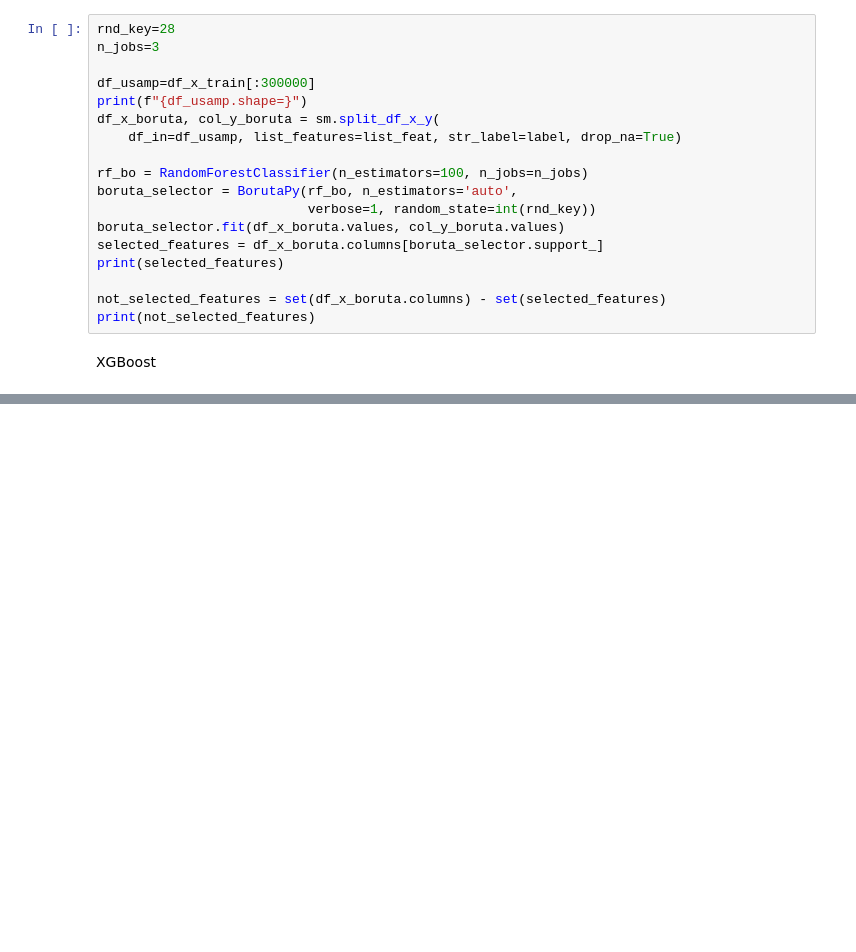
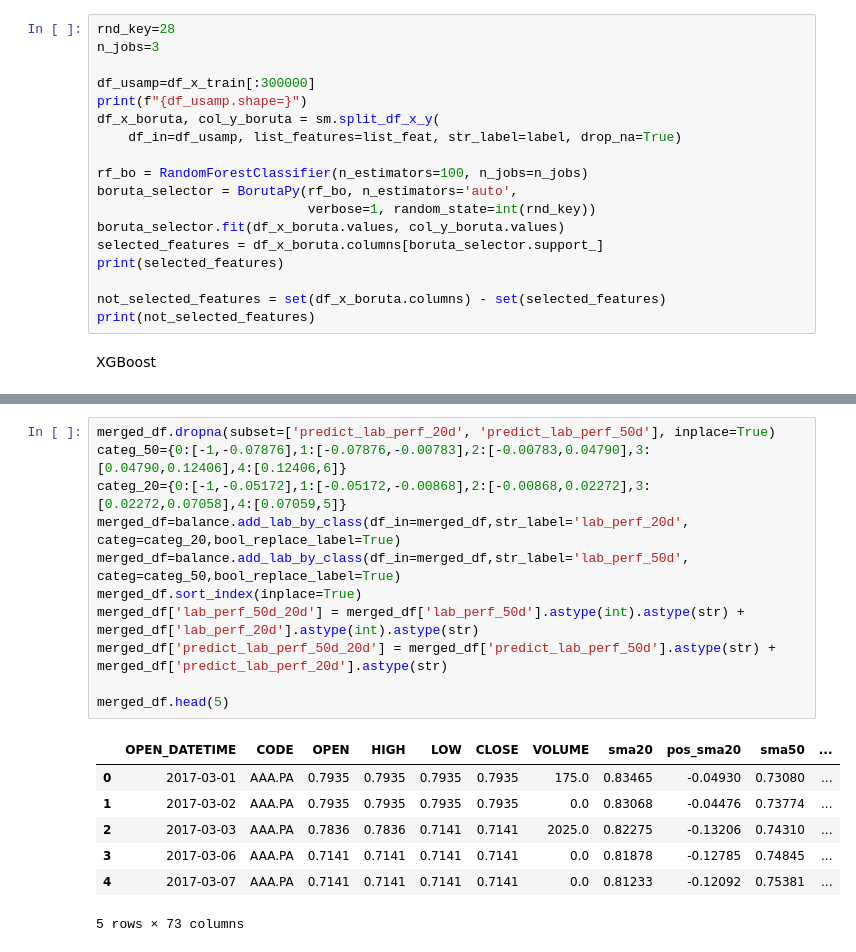
Before and after one commit to BenoitDurandIndep/stockmarket-ml-toolkit, a Jupyter notebook: models/STOCK_PARIS/script_paris_1d_class.ipynb, the cells around one changed output, grey strips where cells are left out. Cells and saved outputs as stored; diff of their text form; blank space fills up the shorter version.

```diff
--- a/models/STOCK_PARIS/script_paris_1d_class.ipynb
+++ b/models/STOCK_PARIS/script_paris_1d_class.ipynb
@@ -449,0 +563,19 @@ xgb.plot_importance(xgb_class)
+# %%
+merged_df.dropna(subset=['predict_lab_perf_20d', 'predict_lab_perf_50d'], inplace=True)
+categ_50={0:[-1,-0.07876],1:[-0.07876,-0.00783],2:[-0.00783,0.04790],3:[0.04790,0.12406],4:[0.12406,6]}
+categ_20={0:[-1,-0.05172],1:[-0.05172,-0.00868],2:[-0.00868,0.02272],3:[0.02272,0.07058],4:[0.07059,5]}
+merged_df=balance.add_lab_by_class(df_in=merged_df,str_label='lab_perf_20d', categ=categ_20,bool_replace_label=True)
+merged_df=balance.add_lab_by_class(df_in=merged_df,str_label='lab_perf_50d', categ=categ_50,bool_replace_label=True)
+merged_df.sort_index(inplace=True)
+merged_df['lab_perf_50d_20d'] = merged_df['lab_perf_50d'].astype(int).astype(str) + merged_df['lab_perf_20d'].astype(int).astype(str)
+merged_df['predict_lab_perf_50d_20d'] = merged_df['predict_lab_perf_50d'].astype(str) + merged_df['predict_lab_perf_20d'].astype(str)
+
+merged_df.head(5)
+# %% [output]
+|  | OPEN_DATETIME | CODE | OPEN | HIGH | LOW | CLOSE | VOLUME | sma20 | pos_sma20 | sma50 | ... |
+| 0 | 2017-03-01 | AAA.PA | 0.7935 | 0.7935 | 0.7935 | 0.7935 | 175.0 | 0.83465 | -0.04930 | 0.73080 | ... |
+| 1 | 2017-03-02 | AAA.PA | 0.7935 | 0.7935 | 0.7935 | 0.7935 | 0.0 | 0.83068 | -0.04476 | 0.73774 | ... |
+| 2 | 2017-03-03 | AAA.PA | 0.7836 | 0.7836 | 0.7141 | 0.7141 | 2025.0 | 0.82275 | -0.13206 | 0.74310 | ... |
+| 3 | 2017-03-06 | AAA.PA | 0.7141 | 0.7141 | 0.7141 | 0.7141 | 0.0 | 0.81878 | -0.12785 | 0.74845 | ... |
+| 4 | 2017-03-07 | AAA.PA | 0.7141 | 0.7141 | 0.7141 | 0.7141 | 0.0 | 0.81233 | -0.12092 | 0.75381 | ... |
+5 rows × 73 columns
```
Also changed, not shown: parts of 21 cells of this notebook, 1 other file.
